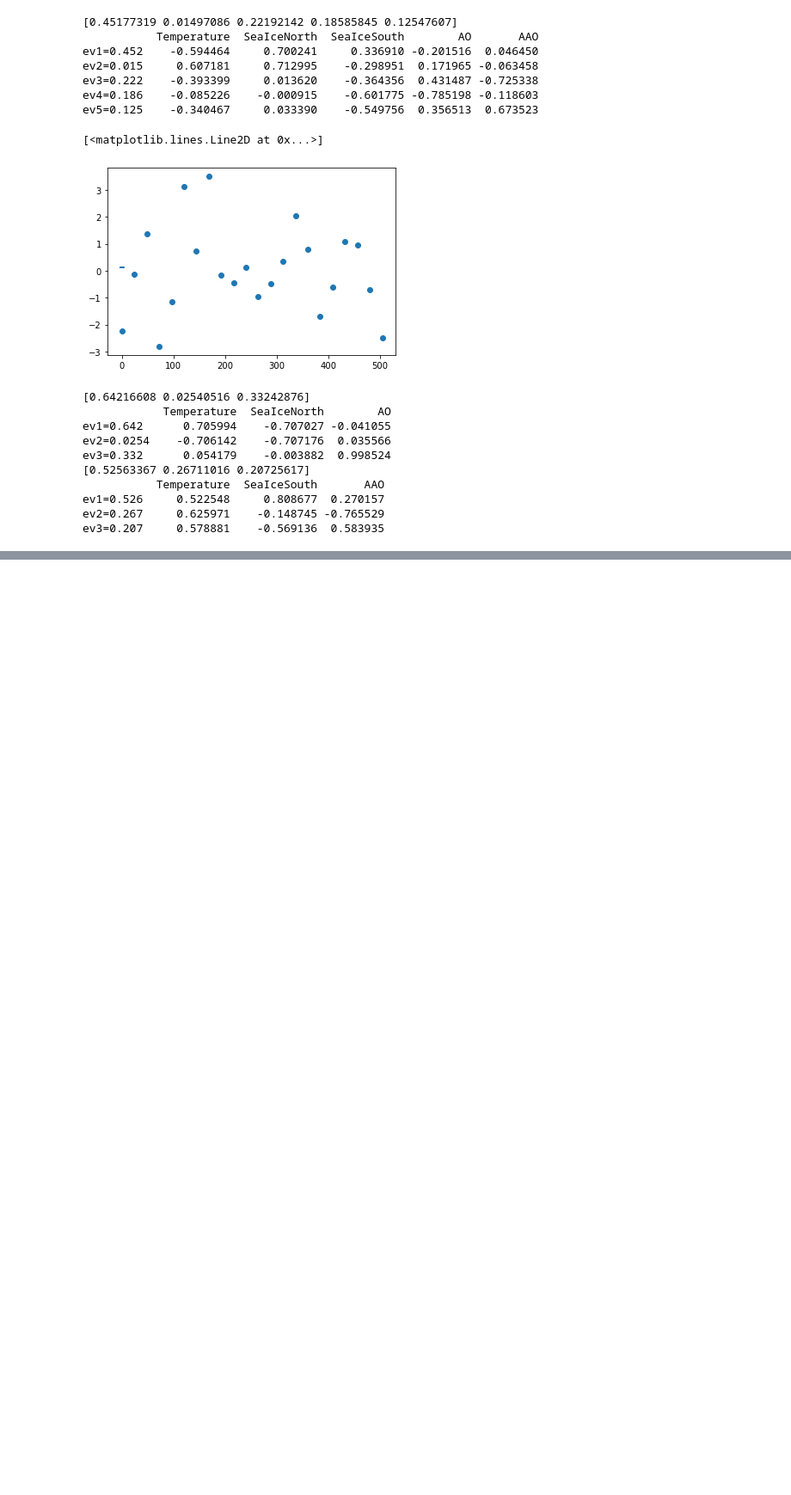
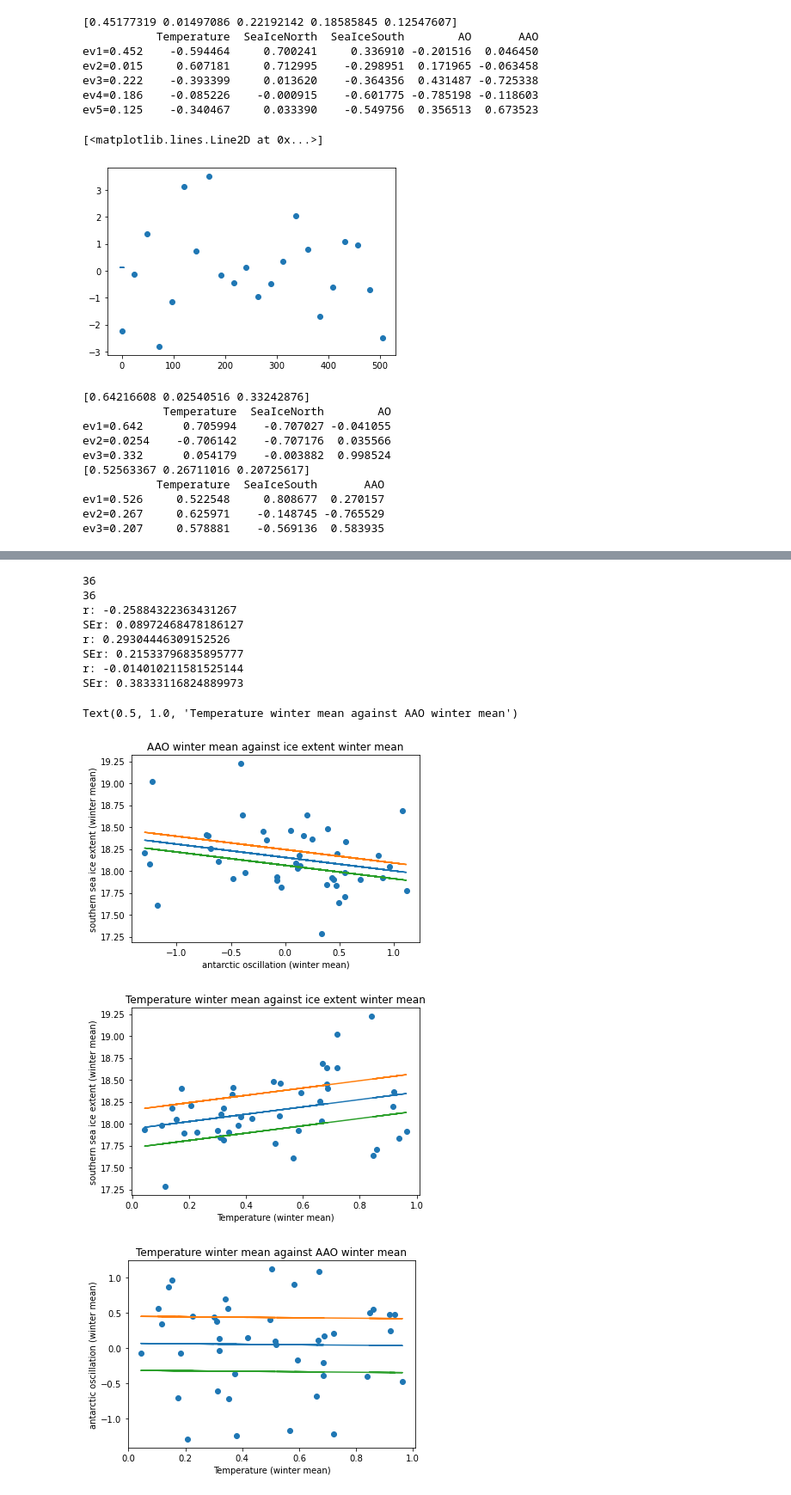
Before and after one commit to Rainette9/AO_Sea-ice, a Jupyter notebook: Data/Project5_Rainetteupdated_Ifuckedupthemerging.ipynb, the cells around one changed output, grey strips where cells are left out. Shown at 86% size. Cells and saved outputs as stored; diff of their text form; code cells hidden in the pictures; blank space fills up the shorter version.

```diff
--- a/Data/Project5_Rainetteupdated_Ifuckedupthemerging.ipynb
+++ b/Data/Project5_Rainetteupdated_Ifuckedupthemerging.ipynb
@@ -662,0 +749,71 @@ ev3=0.207     0.578881    -0.569136  0.583935
+# %%
+# Winter correlation South
+
+L=42
+
+AAO_Mean_winter=[]
+SIES_extent_Mean_winter=[]
+T_Mean_winter=[]
+for l in range(0, L):
+    SIES_extent_winter = np.array(SIE_S['extent'])[l*12+7:l*12+10]
+    SIES_extent_mean_winter = np.mean(SIES_extent_winter)
+    AAO_flat_winter = np.array(AAO_flat)[l*12+7:l*12+10]
+    AAO_mean_winter = np.mean(AAO_flat_winter)
+    T_flat0_winter = np.array(T_flat)[l*12+7:l*12+10]
+    T_mean_winter = np.mean(T_flat0_winter)
+    valid = ~((np.isnan(AAO_mean_winter) or np.isnan(SIES_extent_mean_winter))or(np.isnan(T_mean_winter)))
+    AAO_Mean_winter.extend(AAO_mean_winter[valid])
+    SIES_extent_Mean_winter.extend(SIES_extent_mean_winter[valid])
+    T_Mean_winter.extend(T_mean_winter[valid])
+
+print(len(SIES_extent_Mean))
+print(len(AAO_Mean))
+
+m, b, r, p, std_err = stats.linregress(AAO_Mean_winter, SIES_extent_Mean_winter)
+print('r:', r)
+print('SEr:', std_err)
+plot1 = plt. figure(1)
+plt.scatter(AAO_Mean_winter, SIES_extent_Mean_winter)
+plt.plot(AAO_Mean_winter, m*np.array(AAO_Mean_winter)+b)
+plt.plot(AAO_Mean_winter, m*np.array(AAO_Mean_winter)+b+std_err)
+plt.plot(AAO_Mean_winter, m*np.array(AAO_Mean_winter)+b-std_err)
+plt.xlabel('antarctic oscillation (winter mean)')
+plt.ylabel('southern sea ice extent (winter mean)')
+plt.title('AAO winter mean against ice extent winter mean')
+
+m, b, r, p, std_err = stats.linregress(T_Mean_winter, SIES_extent_Mean_winter)
+print('r:', r)
+print('SEr:', std_err)
+plot1 = plt. figure(2)
+plt.scatter(T_Mean_winter, SIES_extent_Mean_winter)
+plt.plot(T_Mean_winter, m*np.array(T_Mean_winter)+b)
+plt.plot(T_Mean_winter, m*np.array(T_Mean_winter)+b+std_err)
+plt.plot(T_Mean_winter, m*np.array(T_Mean_winter)+b-std_err)
+plt.xlabel('Temperature (winter mean)')
+plt.ylabel('southern sea ice extent (winter mean)')
+plt.title('Temperature winter mean against ice extent winter mean')
+
+m, b, r, p, std_err = stats.linregress(T_Mean_winter, AAO_Mean_winter)
+print('r:', r)
+print('SEr:', std_err)
+plot1 = plt. figure(3)
+plt.scatter(T_Mean_winter, AAO_Mean_winter)
+plt.plot(T_Mean_winter, m*np.array(T_Mean_winter)+b)
+plt.plot(T_Mean_winter, m*np.array(T_Mean_winter)+b+std_err)
+plt.plot(T_Mean_winter, m*np.array(T_Mean_winter)+b-std_err)
+plt.xlabel('Temperature (winter mean)')
+plt.ylabel('antarctic oscillation (winter mean)')
+plt.title('Temperature winter mean against AAO winter mean')
+# %% [output]
+36
+36
+r: -0.25884322363431267
+SEr: 0.08972468478186127
+r: 0.29304446309152526
+SEr: 0.21533796835895777
+r: -0.014010211581525144
+SEr: 0.38333116824889973
+Text(0.5, 1.0, 'Temperature winter mean against AAO winter mean')
+[figure, added]
+[figure, added]
+[figure, added]
```
Also changed, not shown: parts of 5 cells of this notebook.
